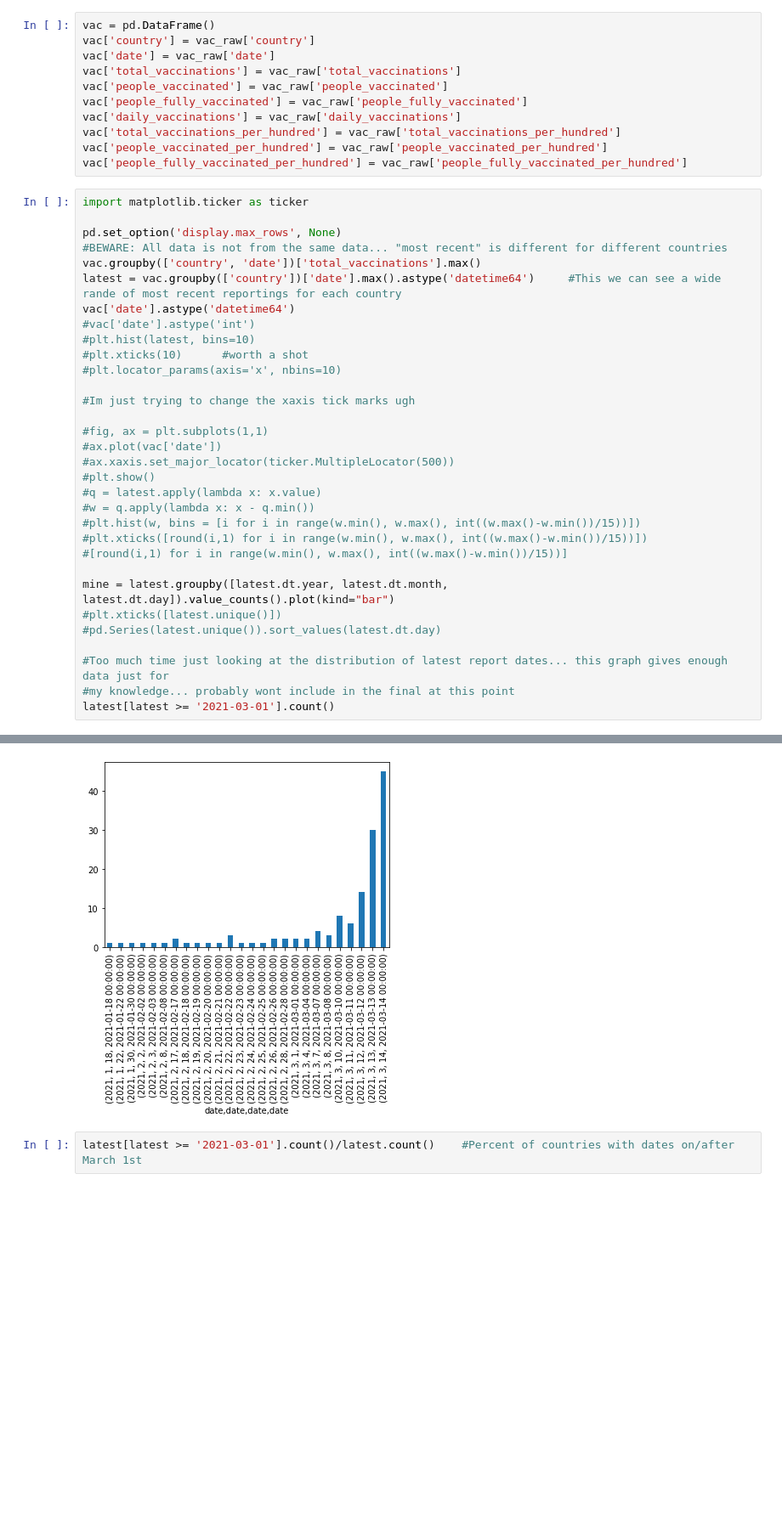
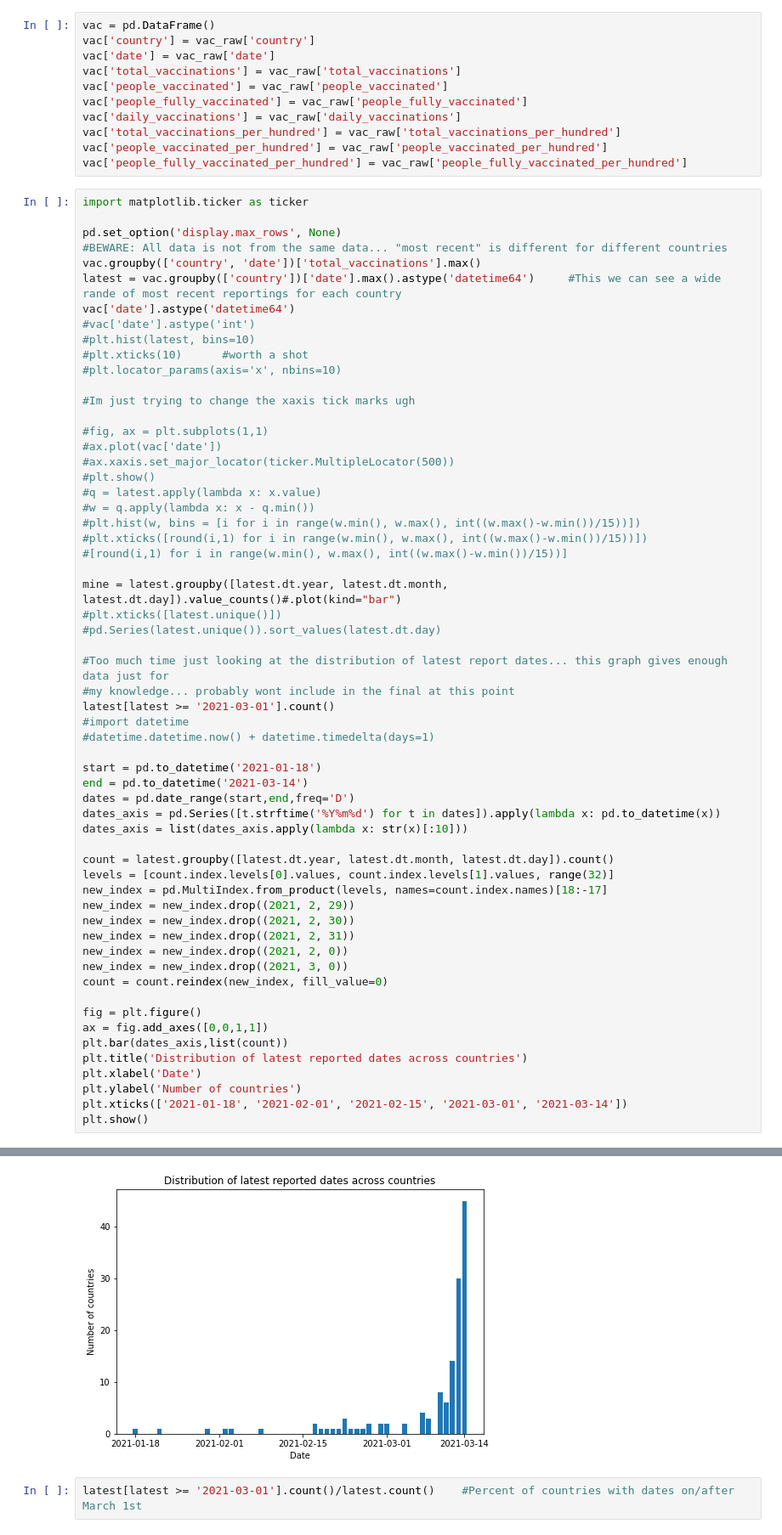
Before and after one commit to copl68/Cisc367Midterm, a Jupyter notebook: messy.ipynb, the cells around one changed output, grey strips where cells are left out. Shown: that part at 85% size. Drawn from its saved outputs; the diff is of its cells as text; blank space fills up the shorter version.

```diff
--- a/messy.ipynb
+++ b/messy.ipynb
@@ -124,11 +126,38 @@ vac['date'].astype('datetime64')
 #plt.xticks([round(i,1) for i in range(w.min(), w.max(), int((w.max()-w.min())/15))])
 #[round(i,1) for i in range(w.min(), w.max(), int((w.max()-w.min())/15))]
 
-mine = latest.groupby([latest.dt.year, latest.dt.month, latest.dt.day]).value_counts().plot(kind="bar")
+mine = latest.groupby([latest.dt.year, latest.dt.month, latest.dt.day]).value_counts()#.plot(kind="bar")
 #plt.xticks([latest.unique()])
 #pd.Series(latest.unique()).sort_values(latest.dt.day)
 
 #Too much time just looking at the distribution of latest report dates... this graph gives enough data just for
 #my knowledge... probably wont include in the final at this point
 latest[latest >= '2021-03-01'].count()
+#import datetime
+#datetime.datetime.now() + datetime.timedelta(days=1)
+
+start = pd.to_datetime('2021-01-18')
+end = pd.to_datetime('2021-03-14')
+dates = pd.date_range(start,end,freq='D')
+dates_axis = pd.Series([t.strftime('%Y%m%d') for t in dates]).apply(lambda x: pd.to_datetime(x))
+dates_axis = list(dates_axis.apply(lambda x: str(x)[:10]))
+
+count = latest.groupby([latest.dt.year, latest.dt.month, latest.dt.day]).count()
+levels = [count.index.levels[0].values, count.index.levels[1].values, range(32)]
+new_index = pd.MultiIndex.from_product(levels, names=count.index.names)[18:-17]
+new_index = new_index.drop((2021, 2, 29))
+new_index = new_index.drop((2021, 2, 30))
+new_index = new_index.drop((2021, 2, 31))
+new_index = new_index.drop((2021, 2, 0))
+new_index = new_index.drop((2021, 3, 0))
+count = count.reindex(new_index, fill_value=0)
+
+fig = plt.figure()
+ax = fig.add_axes([0,0,1,1])
+plt.bar(dates_axis,list(count))
+plt.title('Distribution of latest reported dates across countries')
+plt.xlabel('Date')
+plt.ylabel('Number of countries')
+plt.xticks(['2021-01-18', '2021-02-01', '2021-02-15', '2021-03-01', '2021-03-14'])
+plt.show()
 # %% [output]
@@ -136,4 +164,4 @@ latest[latest >= '2021-03-01'].count()
-[figure, old version]
+[figure, new version]
 # %%
 latest[latest >= '2021-03-01'].count()/latest.count()    #Percent of countries with dates on/after March 1st
 # %% [output]
```
Also changed, not shown: parts of 35 cells of this notebook, 3 other files.
